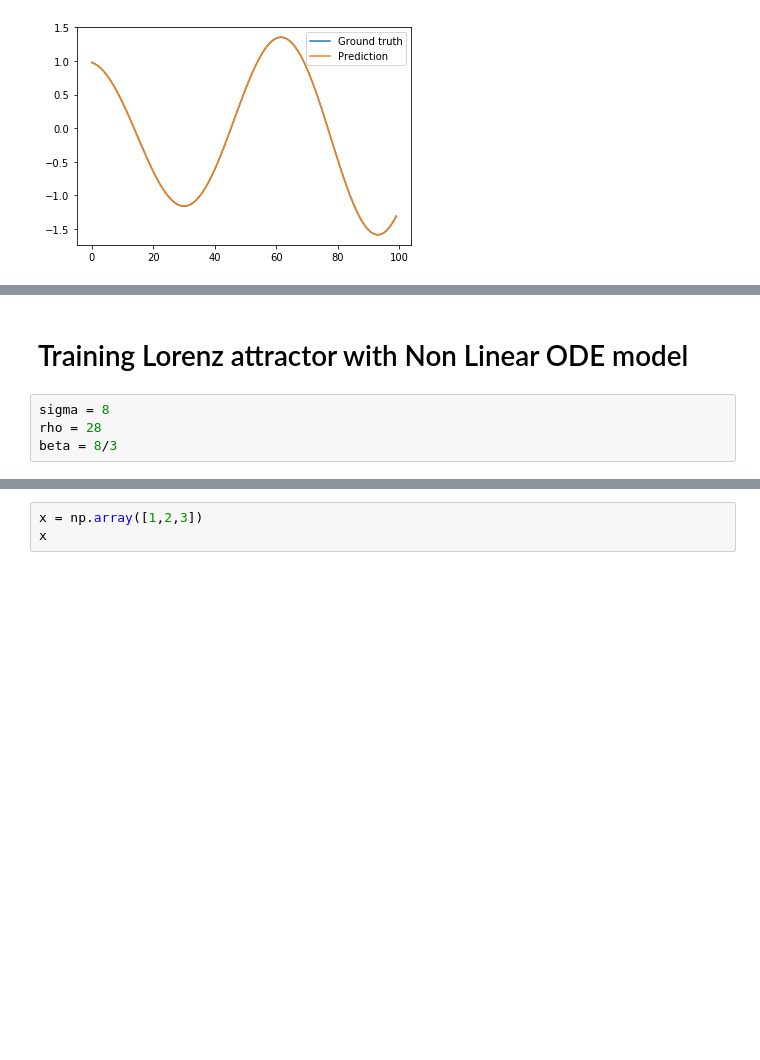
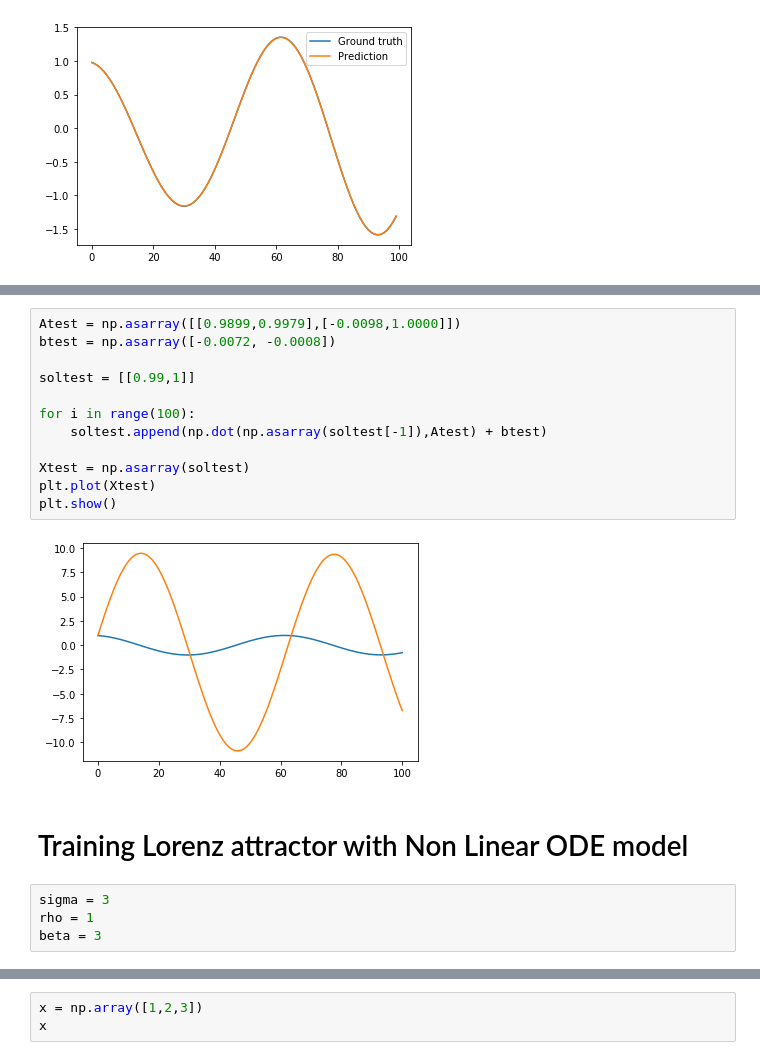
Before and after one commit to KennethThNg/Semester-project-dynamical-system-learning, a Jupyter notebook: ODELayersTest.ipynb, the cells around one changed output, grey strips where cells are left out. Cells and saved outputs as stored; diff of their text form; blank space fills up the shorter version.

```diff
--- a/ODELayersTest.ipynb
+++ b/ODELayersTest.ipynb
@@ -157,7 +211,21 @@ plt.show()
+# %%
+Atest = np.asarray([[0.9899,0.9979],[-0.0098,1.0000]])
+btest = np.asarray([-0.0072, -0.0008])
+
+soltest = [[0.99,1]]
+
+for i in range(100):
+    soltest.append(np.dot(np.asarray(soltest[-1]),Atest) + btest)
+
+Xtest = np.asarray(soltest)
+plt.plot(Xtest)
+plt.show()
+# %% [output]
+[figure, added]
 # %% [markdown]
 # Training Lorenz attractor with Non Linear ODE model
 # %%
-sigma = 8
-rho = 28
-beta = 8/3
+sigma = 3
+rho = 1
+beta = 3
 # %%
```
Also changed, not shown: parts of 18 cells of this notebook.
